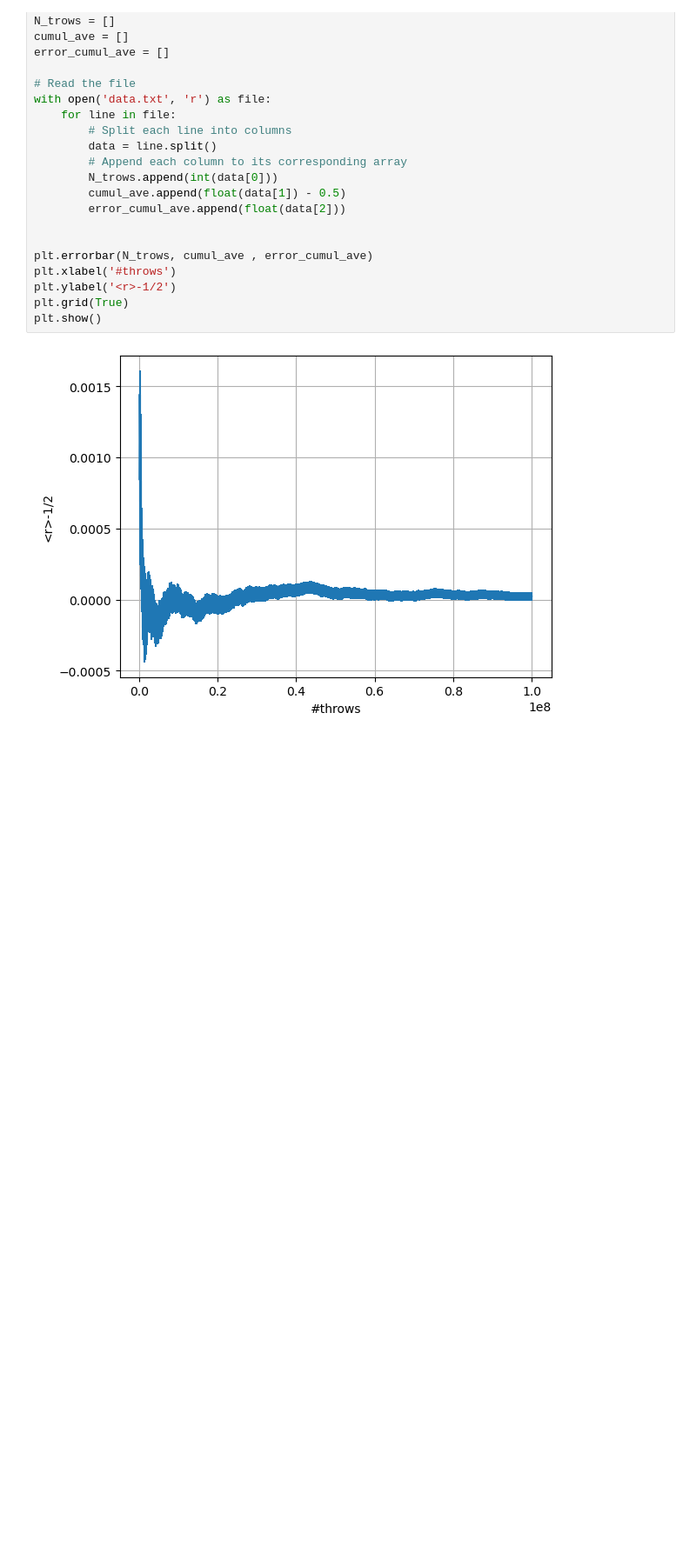
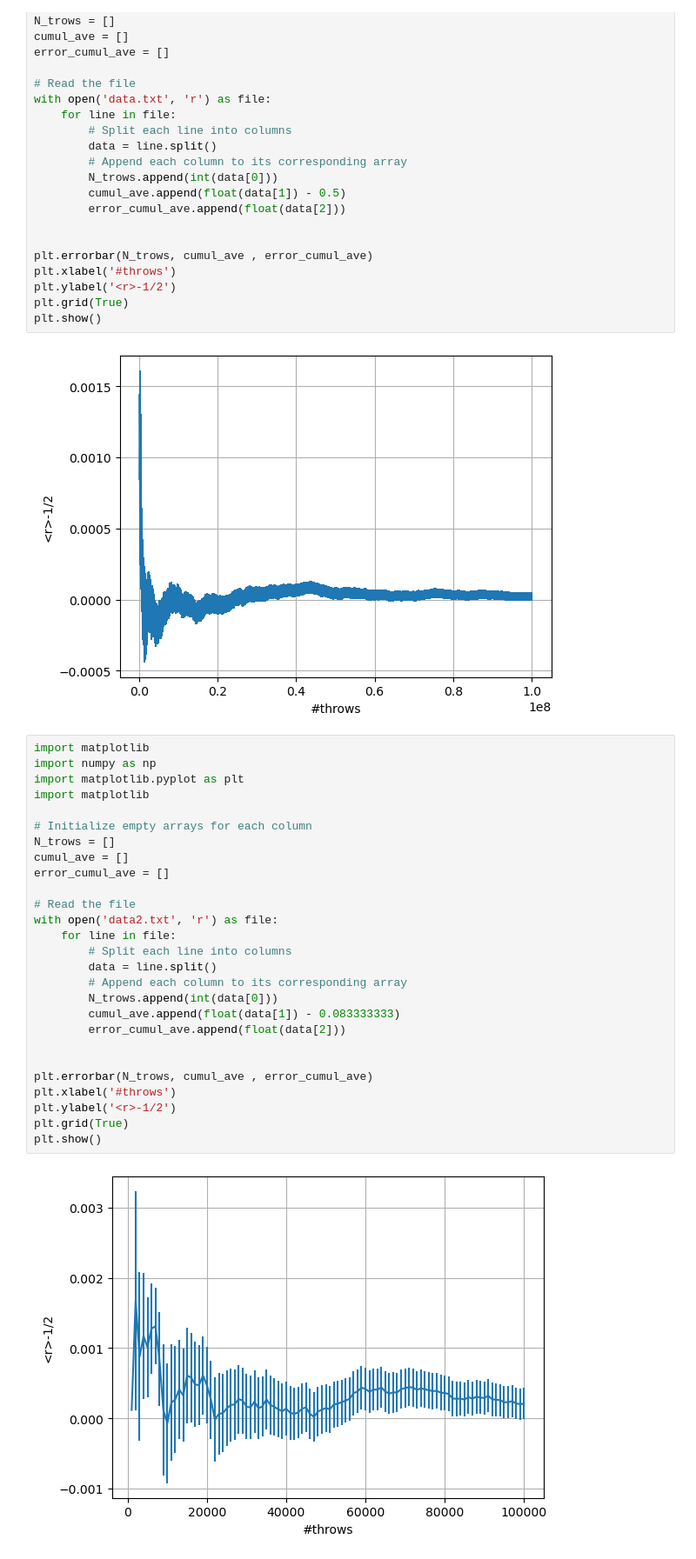
Before and after one commit to lorixfer/public1, a Jupyter notebook: NB_1/Es_1/Result_print.ipynb, the cells around one changed output. Shown: that part at 87% size. Saved outputs shown, nothing was run; the diff lists cells and outputs as text; blank space fills up the shorter version.

```diff
--- a/NB_1/Es_1/Result_print.ipynb
+++ b/NB_1/Es_1/Result_print.ipynb
@@ -27,3 +27,32 @@ plt.grid(True)
 plt.show()
 # %% [output]
 [figure]
+# %%
+import matplotlib
+import numpy as np
+import matplotlib.pyplot as plt
+import matplotlib
+
+# Initialize empty arrays for each column
+N_trows = []
+cumul_ave = []
+error_cumul_ave = []
+
+# Read the file
+with open('data2.txt', 'r') as file:
+    for line in file:
+        # Split each line into columns
+        data = line.split()
+        # Append each column to its corresponding array
+        N_trows.append(int(data[0]))
+        cumul_ave.append(float(data[1]) - 0.083333333)
+        error_cumul_ave.append(float(data[2]))
+
+
+plt.errorbar(N_trows, cumul_ave , error_cumul_ave)
+plt.xlabel('#throws')
+plt.ylabel('<r>-1/2')
+plt.grid(True)
+plt.show()
+# %% [output]
+[figure, added]
```
Also changed, not shown: 4 other files.
